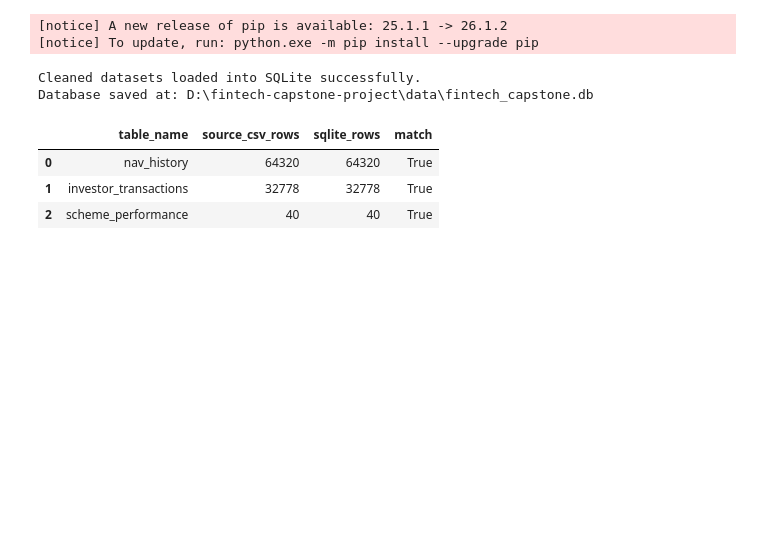
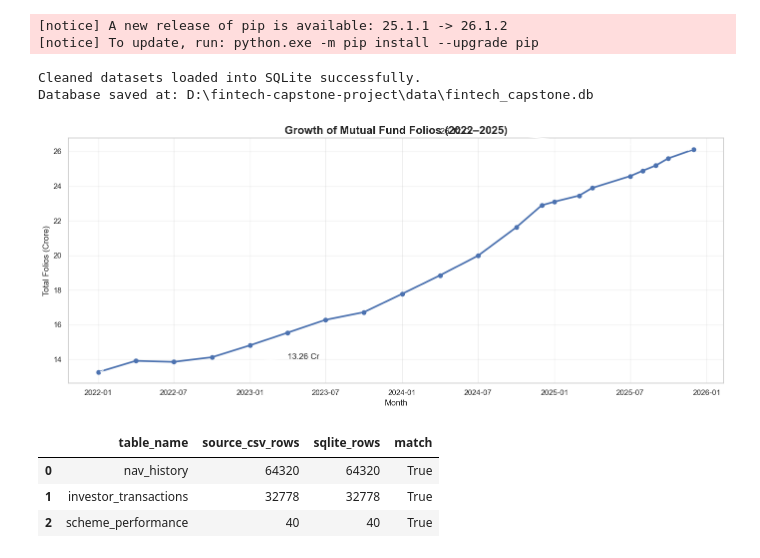
Before and after one commit to GoUrAv29142/fintech-capstone-project, a Jupyter notebook: notebooks/day2_data_check.ipynb, the cells around one changed output. Saved outputs shown, nothing was run; the diff lists cells and outputs as text; code cells hidden in the pictures; blank space fills up the shorter version.

```diff
--- a/notebooks/day2_data_check.ipynb
+++ b/notebooks/day2_data_check.ipynb
@@ -269,6 +269,48 @@ print(f"Database saved at: {db_path}")
 # %% [output]
 Cleaned datasets loaded into SQLite successfully.
 Database saved at: D:\fintech-capstone-project\data\fintech_capstone.db
+# %%
+plt.figure(figsize=(14,6))
+
+plt.plot(
+    folio["month"],
+    folio["total_folios_crore"],
+    marker="o",
+    linewidth=2.5
+)
+
+plt.title("Growth of Mutual Fund Folios (2022–2025)", fontsize=16, weight="bold")
+plt.xlabel("Month")
+plt.ylabel("Total Folios (Crore)")
+plt.grid(alpha=0.3)
+
+# January 2022
+plt.annotate(
+    "13.26 Cr",
+    xy=(folio.iloc[0]["month"], folio.iloc[0]["total_folios_crore"]),
+    xytext=(folio.iloc[5]["month"], 14),
+    arrowprops=dict(arrowstyle="->")
+)
+
+# December 2025
+plt.annotate(
+    "26.12 Cr",
+    xy=(folio.iloc[-1]["month"], folio.iloc[-1]["total_folios_crore"]),
+    xytext=(folio.iloc[-12]["month"], 27),
+    arrowprops=dict(arrowstyle="->")
+)
+
+plt.tight_layout()
+
+plt.savefig(
+    "../images/folio_growth.png",
+    dpi=300,
+    bbox_inches="tight"
+)
+
+plt.show()
+# %% [output]
+[figure, added]
 # %%
 
 source_counts = {
```
Also changed, not shown: parts of 6 cells of this notebook, 14 other files.
